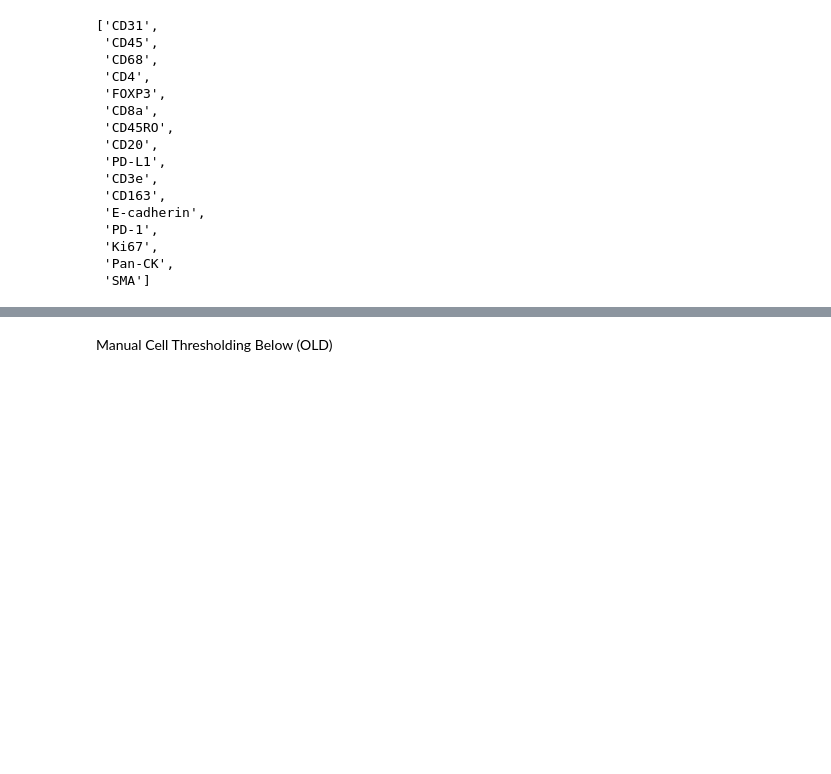
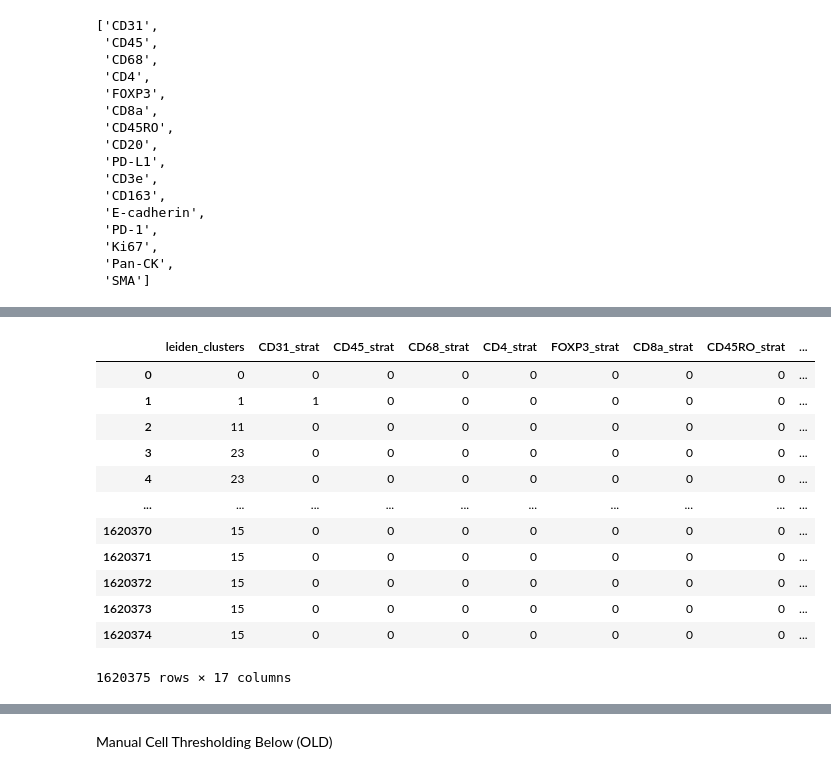
Before and after one commit to lemoncarrot/Summer2025, a Jupyter notebook: cell_typing.ipynb, the cells around one changed output, grey strips where cells are left out. Cells and saved outputs as stored; diff of their text form; code cells hidden in the pictures; blank space fills up the shorter version.

```diff
--- a/cell_typing.ipynb
+++ b/cell_typing.ipynb
@@ -195,0 +216,18 @@ adata.obs.describe()
+# %%
+met = adata.obs
+met = met.iloc[:, 8:]
+met
+# %% [output]
+|  | leiden_clusters | CD31_strat | CD45_strat | CD68_strat | CD4_strat | FOXP3_strat | CD8a_strat | CD45RO_strat | ... |
+| 0 | 0 | 0 | 0 | 0 | 0 | 0 | 0 | 0 | ... |
+| 1 | 1 | 1 | 0 | 0 | 0 | 0 | 0 | 0 | ... |
+| 2 | 11 | 0 | 0 | 0 | 0 | 0 | 0 | 0 | ... |
+| 3 | 23 | 0 | 0 | 0 | 0 | 0 | 0 | 0 | ... |
+| 4 | 23 | 0 | 0 | 0 | 0 | 0 | 0 | 0 | ... |
+| ... | ... | ... | ... | ... | ... | ... | ... | ... | ... |
+| 1620370 | 15 | 0 | 0 | 0 | 0 | 0 | 0 | 0 | ... |
+| 1620371 | 15 | 0 | 0 | 0 | 0 | 0 | 0 | 0 | ... |
+| 1620372 | 15 | 0 | 0 | 0 | 0 | 0 | 0 | 0 | ... |
+| 1620373 | 15 | 0 | 0 | 0 | 0 | 0 | 0 | 0 | ... |
+| 1620374 | 15 | 0 | 0 | 0 | 0 | 0 | 0 | 0 | ... |
+1620375 rows × 17 columns
```
Also changed, not shown: parts of 8 cells of this notebook.
